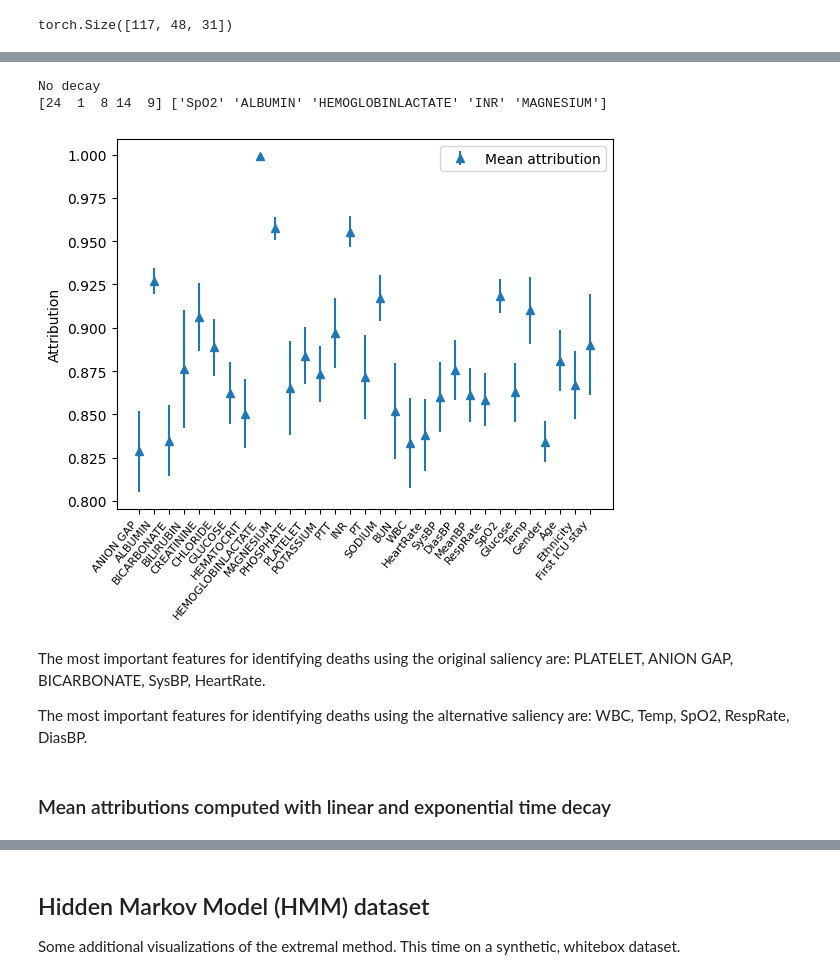
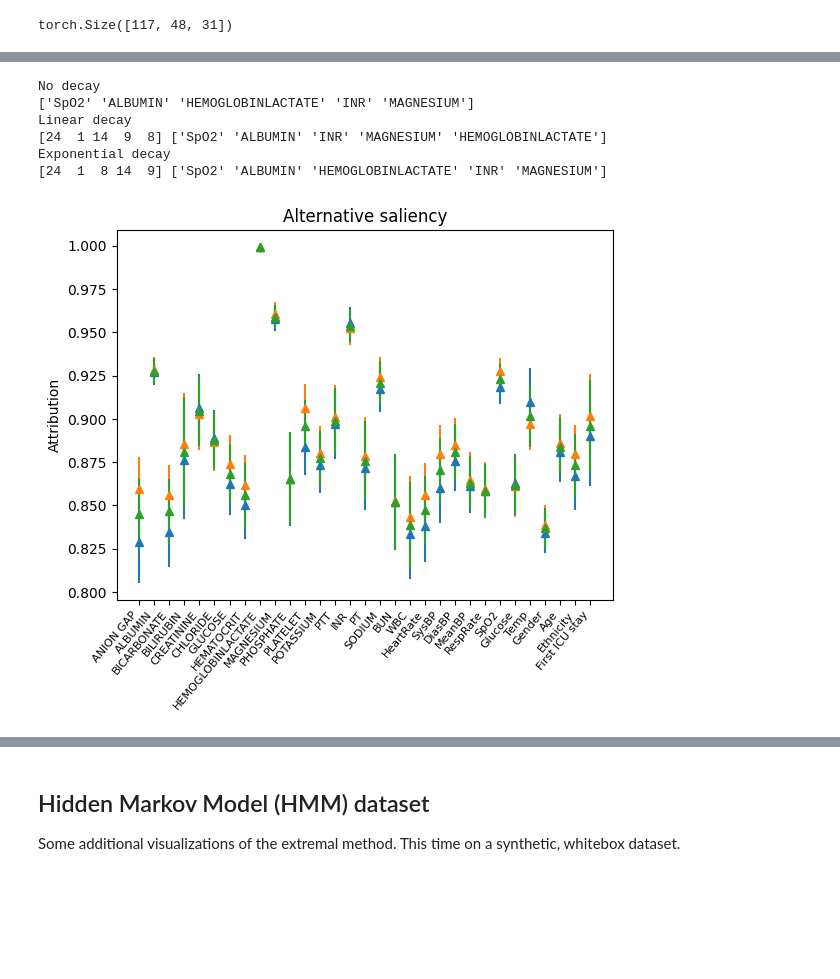
Before and after one commit to anonymous8293/factai, a Jupyter notebook: extensions1-2.ipynb, the cells around one changed output, grey strips where cells are left out. Cells and saved outputs as stored; diff of their text form; code cells hidden in the pictures; blank space fills up the shorter version.

```diff
--- a/extensions1-2.ipynb
+++ b/extensions1-2.ipynb
@@ -559,17 +566,16 @@ dead_alternative = alternative_mimic[dead_indices]
 # %%
 plot_mean_attributions(
     dead_alternative,
+    decay=True,
     xtick_labels=feature_names,
-    decay=False,
     debug=True,
+    title="Alternative saliency",
 )
 # %% [output]
 No decay
+['SpO2' 'ALBUMIN' 'HEMOGLOBINLACTATE' 'INR' 'MAGNESIUM']
+Linear decay
+[24  1 14  9  8] ['SpO2' 'ALBUMIN' 'INR' 'MAGNESIUM' 'HEMOGLOBINLACTATE']
+Exponential decay
 [24  1  8 14  9] ['SpO2' 'ALBUMIN' 'HEMOGLOBINLACTATE' 'INR' 'MAGNESIUM']
-[figure, old version]
+[figure, new version]
-# %% [markdown]
-The most important features for identifying deaths using the original saliency are: PLATELET, ANION GAP, BICARBONATE, SysBP, HeartRate.
-
-The most important features for identifying deaths using the alternative saliency are: WBC, Temp, SpO2, RespRate, DiasBP.
-# %% [markdown]
-### Mean attributions computed with linear and exponential time decay
```
Also changed, not shown: parts of 12 cells of this notebook, 1 other file.
